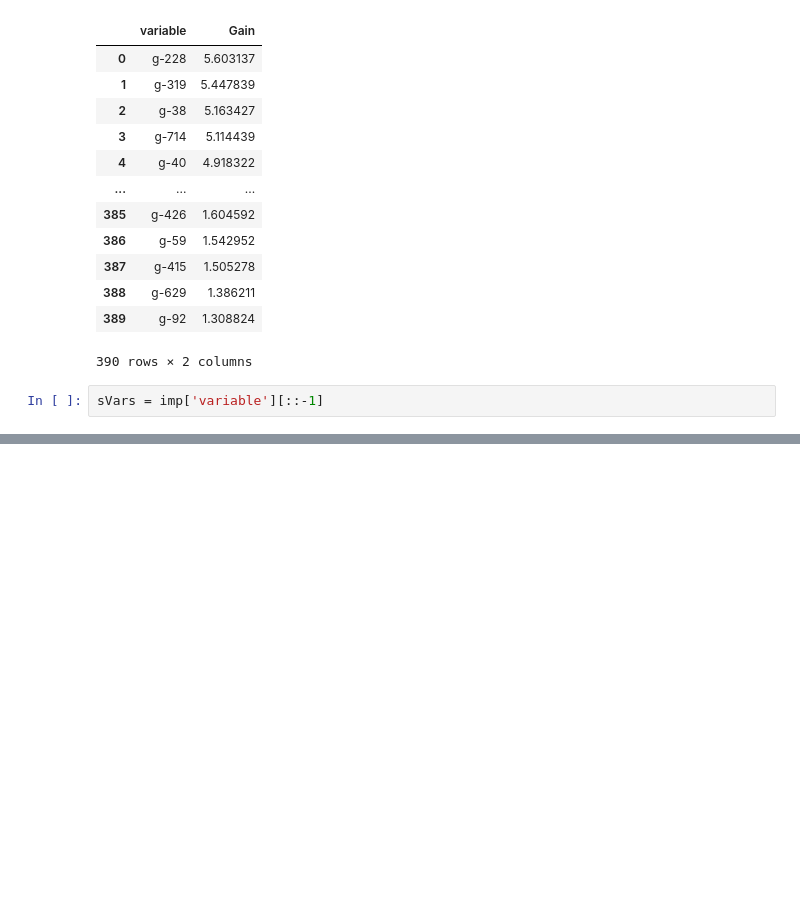
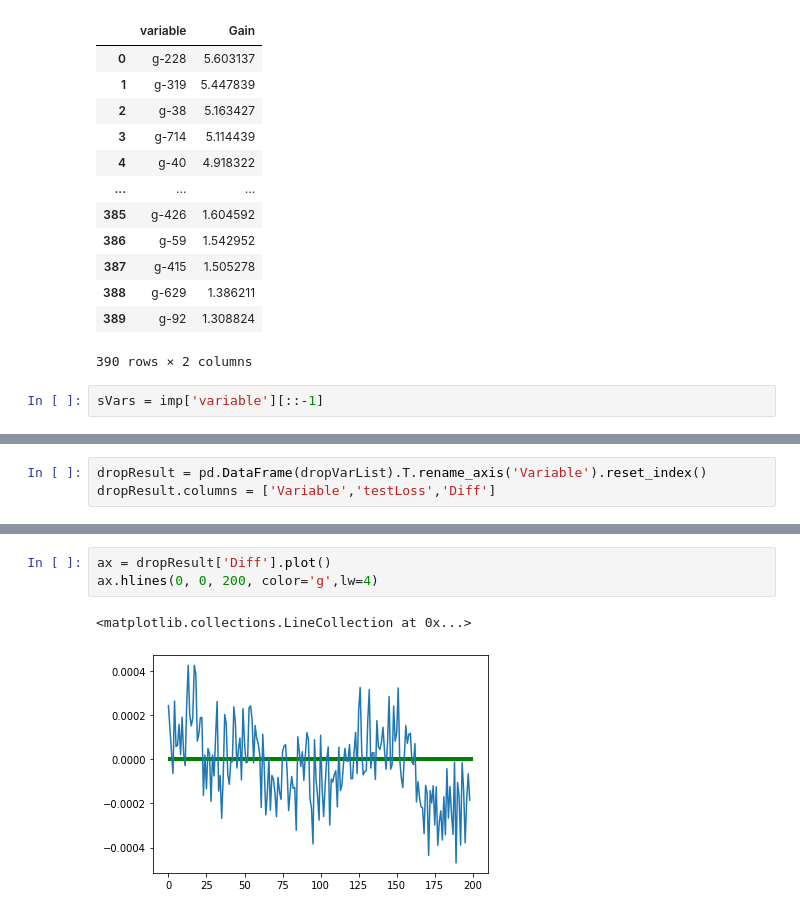
Before and after one commit to Seeker875/MoADrugDiscovery, a Jupyter notebook: dev/xgBoostParamTune.ipynb, the cells around one changed output, grey strips where cells are left out. Saved outputs shown, nothing was run; the diff lists cells and outputs as text; blank space fills up the shorter version.

```diff
--- a/dev/xgBoostParamTune.ipynb
+++ b/dev/xgBoostParamTune.ipynb
@@ -668,0 +724,3 @@ dropVarList
+# %%
+dropResult = pd.DataFrame(dropVarList).T.rename_axis('Variable').reset_index()
+dropResult.columns = ['Variable','testLoss','Diff']
@@ -668,0 +736,6 @@ dropVarList
+# %%
+ax = dropResult['Diff'].plot()
+ax.hlines(0, 0, 200, color='g',lw=4)
+# %% [output]
+<matplotlib.collections.LineCollection at 0x...>
+[figure, added]
```
Also changed, not shown: parts of 26 cells of this notebook, 1 other file.
